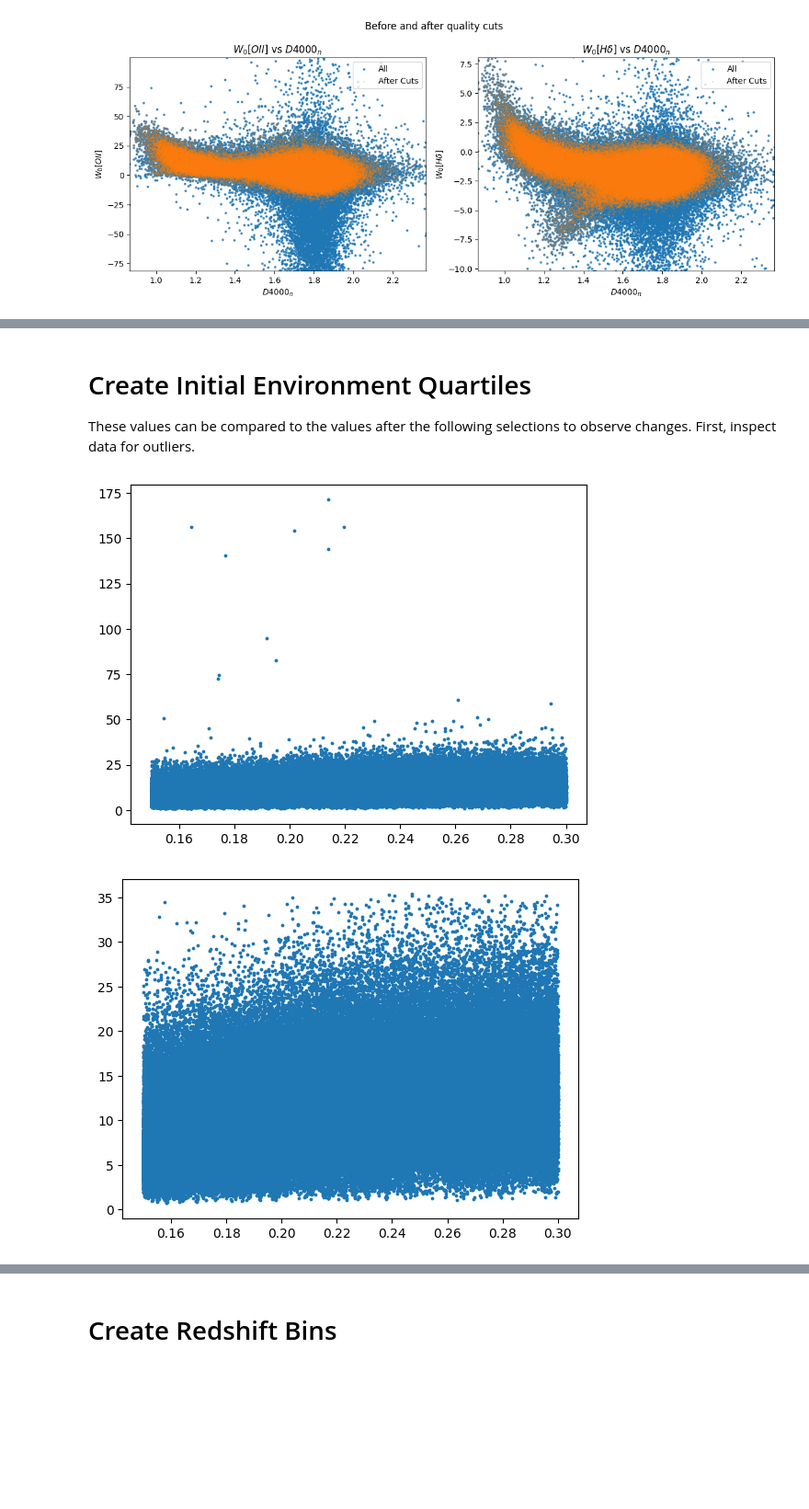
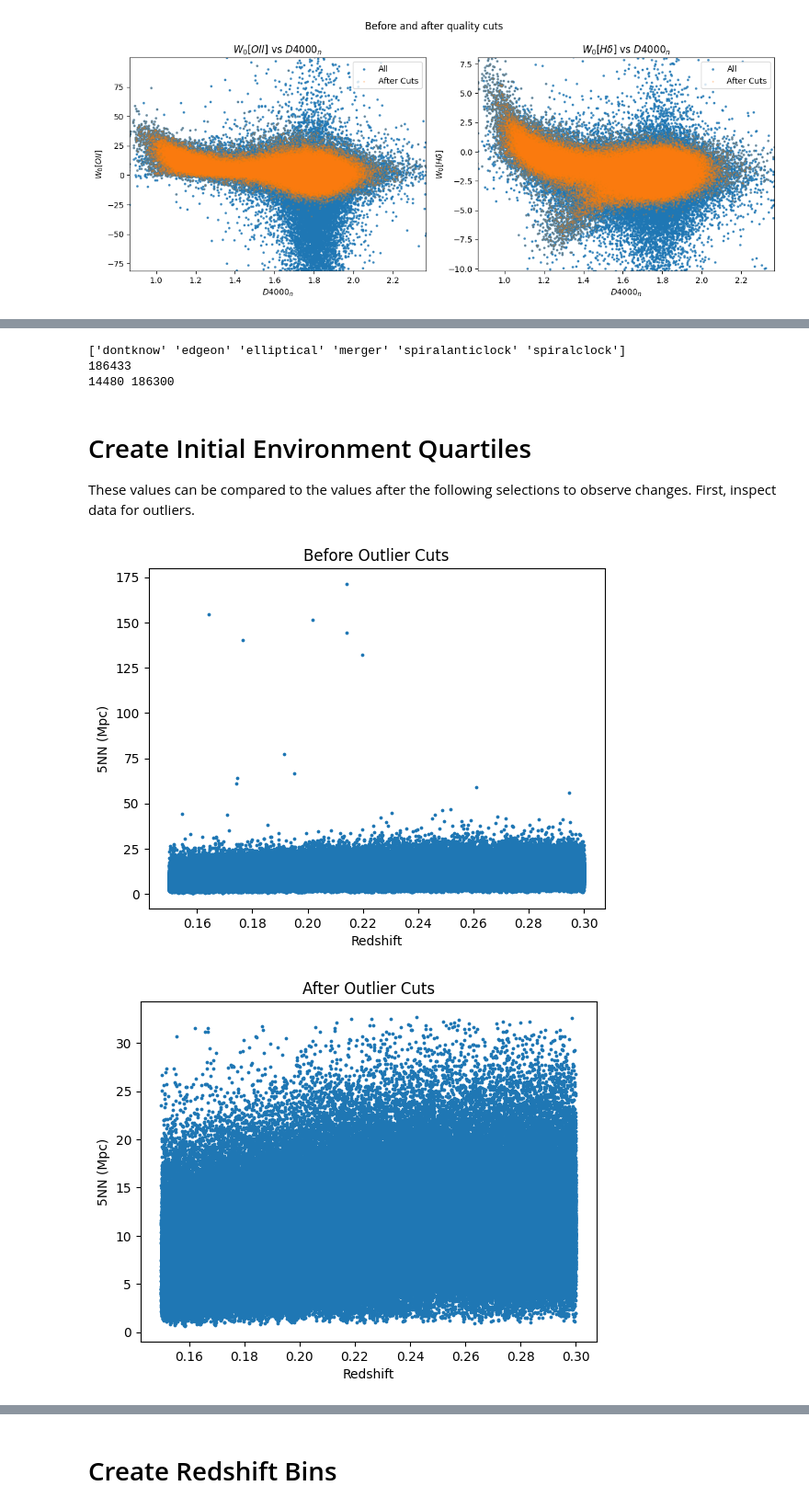
Before and after one commit to maraMaraschino/capstone-project, a Jupyter notebook: timescapes-notebook.ipynb, the cells around one changed output, grey strips where cells are left out. Shown at 92% size. Drawn from its saved outputs; the diff is of its cells as text; code cells hidden in the pictures; blank space fills up the shorter version.

Commit message:
Loading class and shape vals, fixed shape_vals

```diff
--- a/timescapes-notebook.ipynb
+++ b/timescapes-notebook.ipynb
@@ -1356,7 +1418,7 @@ oii_line, hd_line = 'oii_EW', 'h_delta_EW'
 fig, (ax1, ax2) = plt.subplots(1, 2, figsize=(12, 5))
 # line_err, err_cutoff, line_name, low, high
 # (oii_vals, oii_err_vals), (hd_vals, hd_err_vals)
-_, oii_survivor_mask = plot_err_distribution_cuts(oii_err_vals, 8.5, oii_line, 0, 92, bins=100, ax=ax1)
+_, oii_survivor_mask = plot_err_distribution_cuts(oii_err_vals, 10, oii_line, 0, 92, bins=100, ax=ax1)
 _, hd_survivor_mask = plot_err_distribution_cuts(hd_err_vals, 1.2, hd_line, 0, 95, bins=100, ax=ax2)
 plt.savefig('Images/quality_cuts.png')
 plt.show()
@@ -1405,28 +1471,47 @@ hd_vals      = hd_vals[qc_mask]
+# %%
+merger_mask = (shape_vals != "merger")
+none_mask = (shape_vals != None)
+shape_mask = none_mask & merger_mask
+print(np.unique(shape_vals[none_mask]))
+known_shapes = shape_vals[none_mask]
+non_mergers = shape_vals[merger_mask]
+print(len(shape_vals))
+print(len(known_shapes), len(non_mergers))
+# %% [output]
+['dontknow' 'edgeon' 'elliptical' 'merger' 'spiralanticlock' 'spiralclock']
+186433
+14480 186300
 # %% [markdown]
 # Create Initial Environment Quartiles
 These values can be compared to the values after the following selections to observe changes. First, inspect data for outliers.
 # %%
 plt.scatter(z_vals, proper_5NN, s=3)
+plt.title(f"Before Outlier Cuts")
+plt.xlabel(f"Redshift")
+plt.ylabel(f"5NN (Mpc)")
 plt.show()
 
 low, high = np.percentile(proper_5NN, [0, 99.94])
 high_mask = proper_5NN <= high
 plt.scatter(z_vals[high_mask], proper_5NN[high_mask], s=3)
+plt.title(f"After Outlier Cuts")
+plt.xlabel(f"Redshift")
+plt.ylabel(f"5NN (Mpc)")
 plt.show()
 
 # Reload all arrays after outlier cuts
 objid_vals = objid_vals[high_mask]
 z_vals = z_vals[high_mask]
 density_vals = density_vals[high_mask]
 d4000n_vals = d4000n_vals[high_mask]
 proper_5NN = proper_5NN[high_mask]
 comoving_5NN = comoving_5NN[high_mask]
 mass_vals = mass_vals[high_mask]
 oii_vals = oii_vals[high_mask]
 hd_vals = hd_vals[high_mask]
 # %% [output]
-[figure, old version]
+[figure, new version]
-[figure, old version]
+[figure, new version]
 # %%
 def environment_quartiles(proper_5NN, z_vals, print_table=False):
     q1, q2, q3 = np.percentile(proper_5NN, [25, 50, 75])
```
Also changed, not shown: parts of 15 cells of this notebook.
